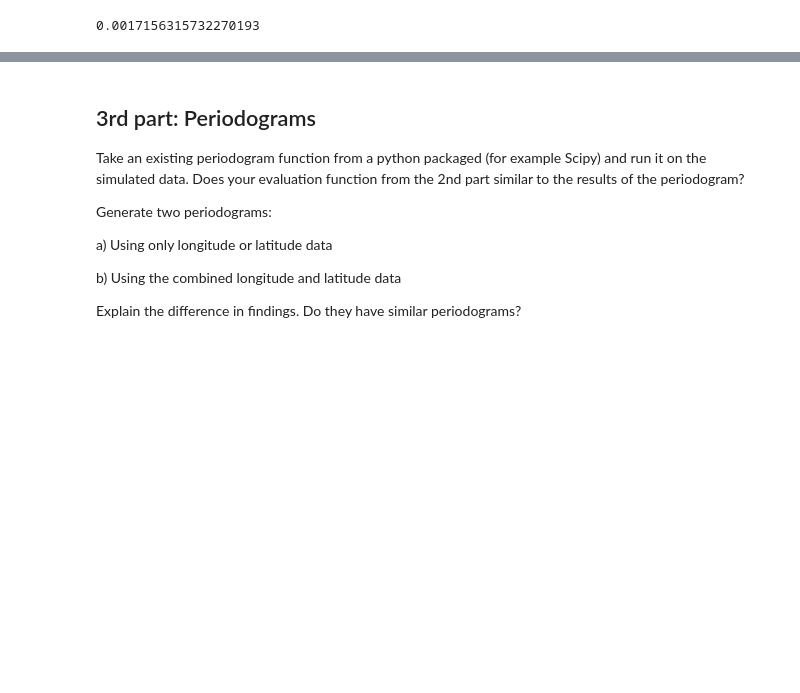
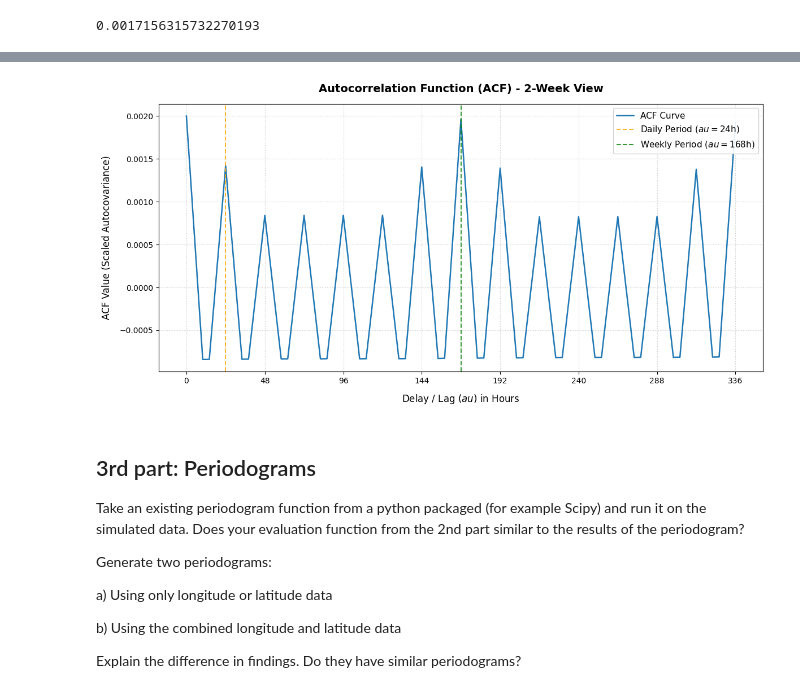
Before and after one commit to M4ngA-Coen4V/Assignment1, a Jupyter notebook: Assignment1_Exercises.ipynb, the cells around one changed output, grey strips where cells are left out. Drawn from its saved outputs; the diff is of its cells as text; code cells hidden in the pictures; blank space fills up the shorter version.

```diff
--- a/Assignment1_Exercises.ipynb
+++ b/Assignment1_Exercises.ipynb
@@ -196,3 +240,27 @@ plt.show()
+# %%
+#plot 2: 2-Week View (Zoomed In)
+# display ACF on y-axis, time on x-axis
+max_tau_2w = 336
+taus_2w = list(range(max_tau_2w + 1))
+acf_values_2w = [autocorr[t] for t in taus_2w]
+
+plt.figure(figsize=(12, 6))
+plt.plot(taus_2w, acf_values_2w, color='#1f77b4', linewidth=1.8, label='ACF Curve')
+
+#highlight daily and weekly periodicities
+plt.axvline(x=24, color='orange', linestyle='--', linewidth=1.5, alpha=0.8, label='Daily Period ($\tau = 24$h)')
+plt.axvline(x=168, color='green', linestyle='--', linewidth=1.5, alpha=0.8, label='Weekly Period ($\tau = 168$h)')
+
+plt.title('Autocorrelation Function (ACF) - 2-Week View', fontsize=14, fontweight='bold', pad=15)
+plt.xlabel('Delay / Lag ($\tau$) in Hours', fontsize=12, labelpad=10)
+plt.ylabel('ACF Value (Scaled Autocovariance)', fontsize=12, labelpad=10)
+plt.xticks(range(0, max_tau_2w + 1, 48))
+plt.grid(True, linestyle=':', alpha=0.7)
+plt.legend(frameon=True, facecolor='white', framealpha=0.9, fontsize=11)
+plt.tight_layout()
+plt.show()
+# %% [output]
+[figure, added]
 # %%
 # write your evaluation function
 def autocorr_periodicity(simulated_data):
```
Also changed, not shown: parts of 4 cells of this notebook.
